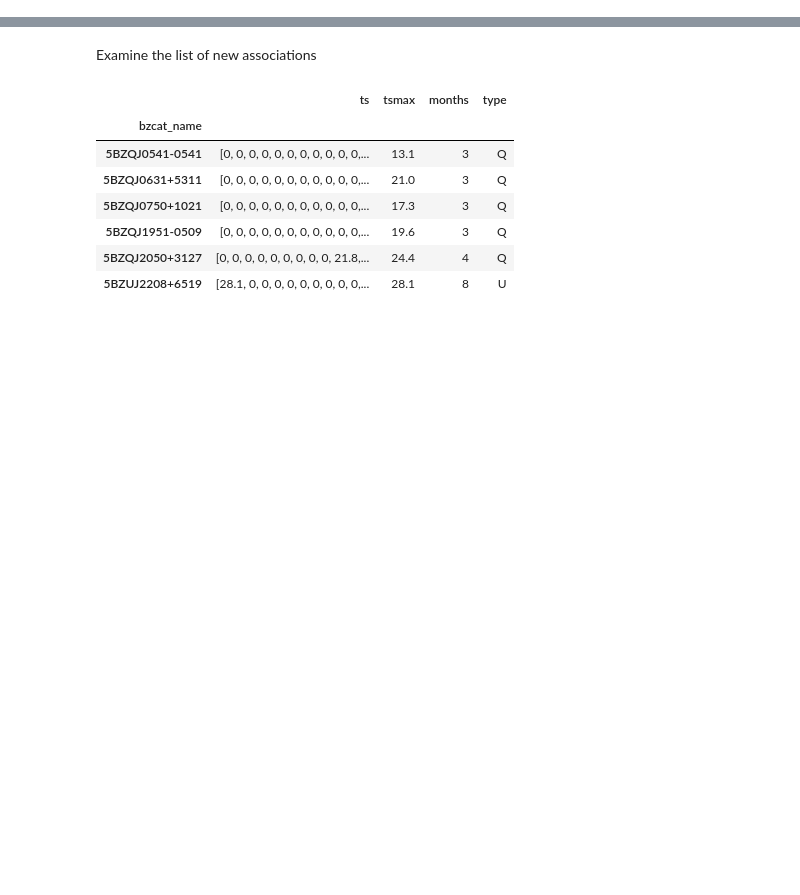
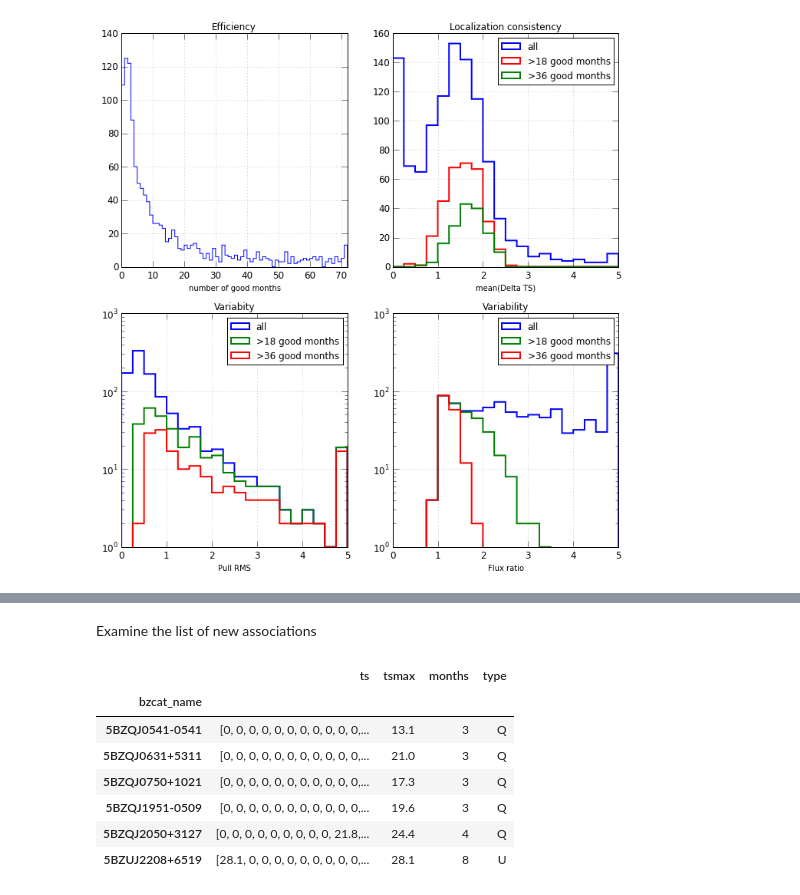
Before and after one commit to tburnett/Fermi-LAT, a Jupyter notebook: transients/BZCAT study.ipynb, the cells around one changed output, grey strips where cells are left out. Saved outputs shown, nothing was run; the diff lists cells and outputs as text; code cells hidden in the pictures; blank space fills up the shorter version.

```diff
--- a/transients/BZCAT study.ipynb
+++ b/transients/BZCAT study.ipynb
@@ -86,0 +38,4 @@ Name: 5BZBJ0013+1910, dtype: object
+# %%
+si.bzcat_plots();
+# %% [output]
+[figure, added]
```
Also changed, not shown: parts of 32 cells of this notebook, 8 other files.
